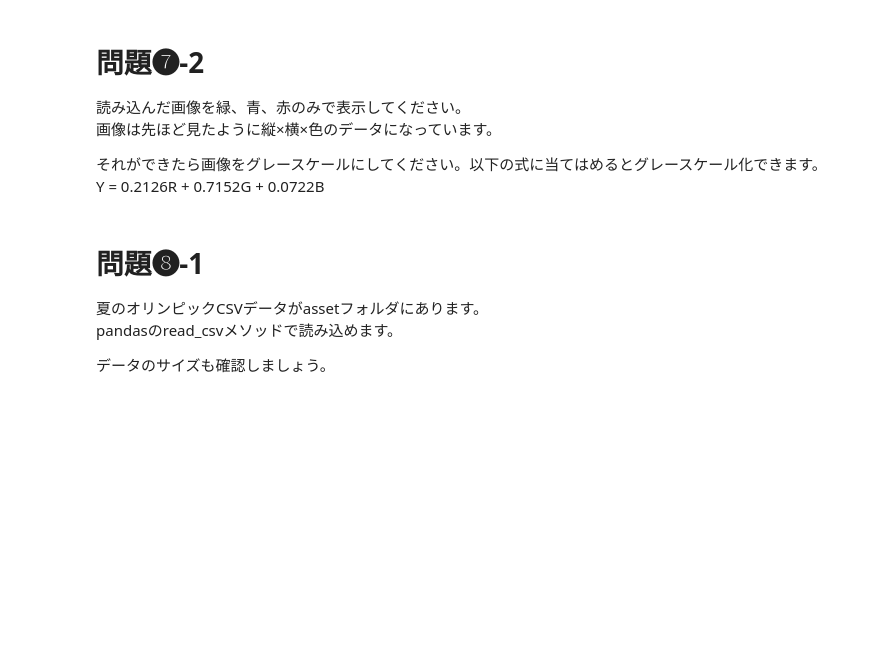
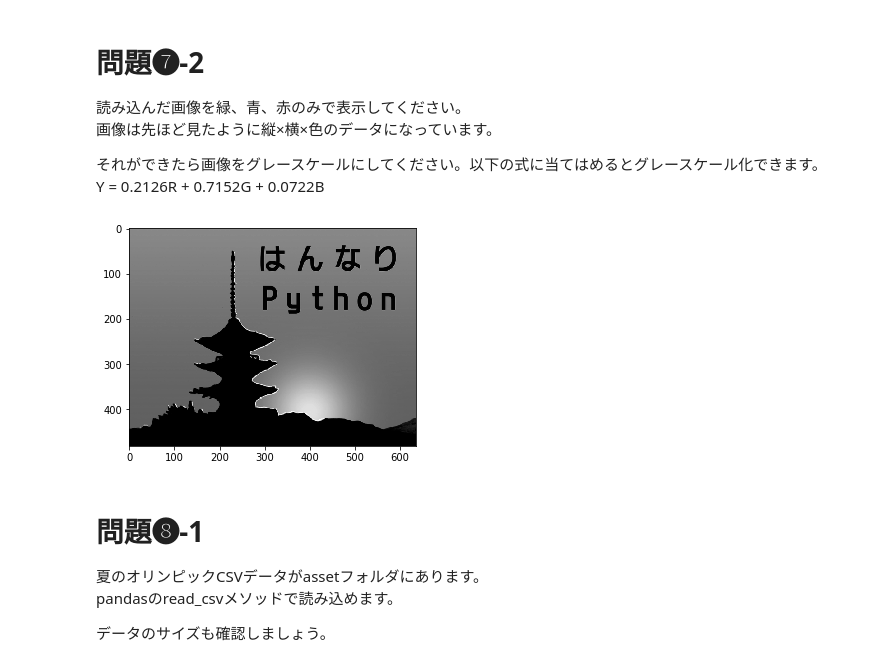
Before and after one commit to hannari-python/hanpy-dojo, a Jupyter notebook: hanpy0117.ipynb, the cells around one changed output. Drawn from its saved outputs; the diff is of its cells as text; code cells hidden in the pictures; blank space fills up the shorter version.

```diff
--- a/hanpy0117.ipynb
+++ b/hanpy0117.ipynb
@@ -225,6 +240,26 @@ im1
 
 それができたら画像をグレースケールにしてください。以下の式に当てはめるとグレースケール化できます。
 Y = 0.2126R + 0.7152G + 0.0722B
+# %%
+%matplotlib inline
+
+import matplotlib.pyplot as plt
+import cv2
+import numpy
+
+img3 = cv2.imread('assets/hannari.png')
+
+gamma22LUT = numpy.array([pow(x/255.0 , 2.2) for x in range(256)],
+                         dtype='float32')
+
+img_bgrL = cv2.LUT(img3, gamma22LUT)
+img_grayL = cv2.cvtColor(img_bgrL, cv2.COLOR_BGR2GRAY)
+img_gray = pow(img_grayL, 1.0/2.2) * 255
+#plt.imshow(img_gray)
+plt.imshow(cv2.cvtColor(img_grayL, cv2.COLOR_BGR2RGB)) # OpenCV は色がGBR順なのでRGB順に並べ替える
+plt.show()
+# %% [output]
+[figure, added]
 # %% [markdown]
 # 問題➑-1
 
```
Also changed, not shown: parts of 5 cells of this notebook.
